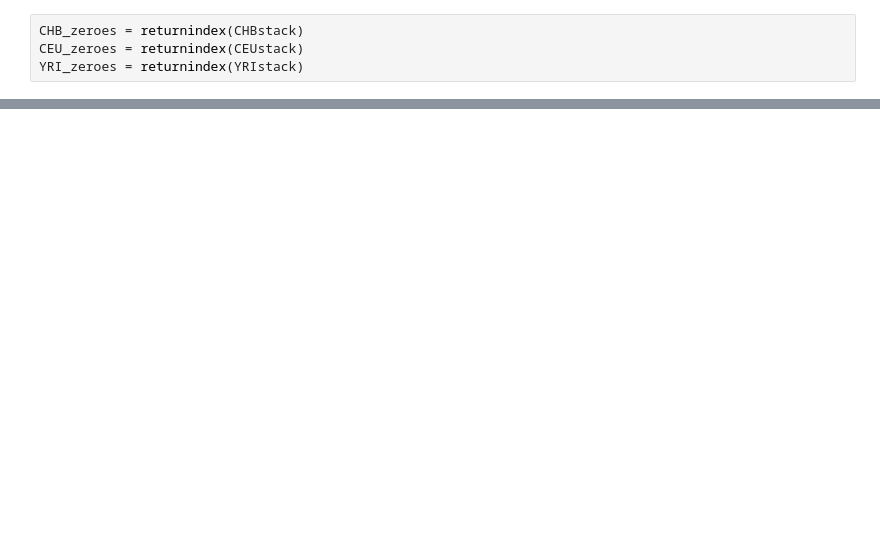
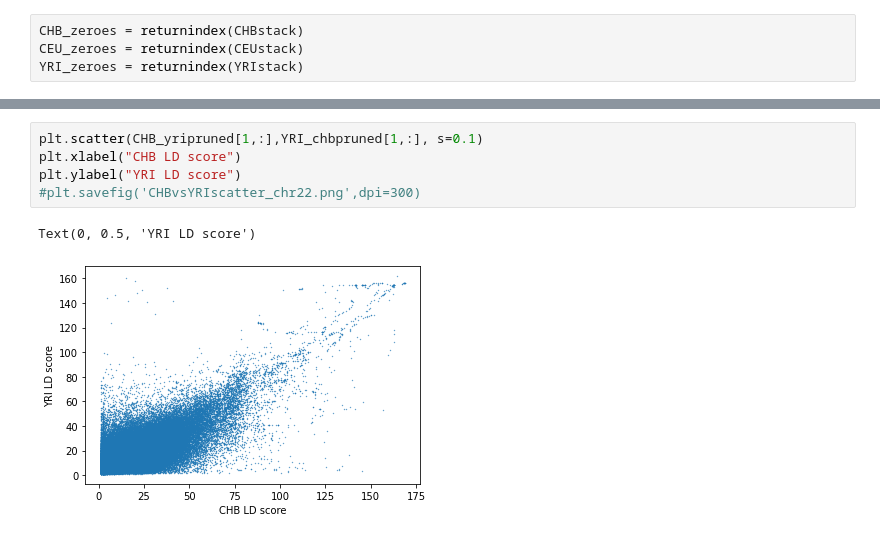
Before and after one commit to achyutha11/geo_LD_viz_v2, a Jupyter notebook: doc/notebooks/kxpexp.ipynb, the cells around one changed output, grey strips where cells are left out. Cells and saved outputs as stored; diff of their text form; blank space fills up the shorter version.

```diff
--- a/doc/notebooks/kxpexp.ipynb
+++ b/doc/notebooks/kxpexp.ipynb
@@ -477,0 +510,8 @@ Text(0, 0.5, 'CEU LD score')
+# %%
+plt.scatter(CHB_yripruned[1,:],YRI_chbpruned[1,:], s=0.1)
+plt.xlabel("CHB LD score")
+plt.ylabel("YRI LD score")
+#plt.savefig('CHBvsYRIscatter_chr22.png',dpi=300)
+# %% [output]
+Text(0, 0.5, 'YRI LD score')
+[figure, added]
```
Also changed, not shown: parts of 14 cells of this notebook.
